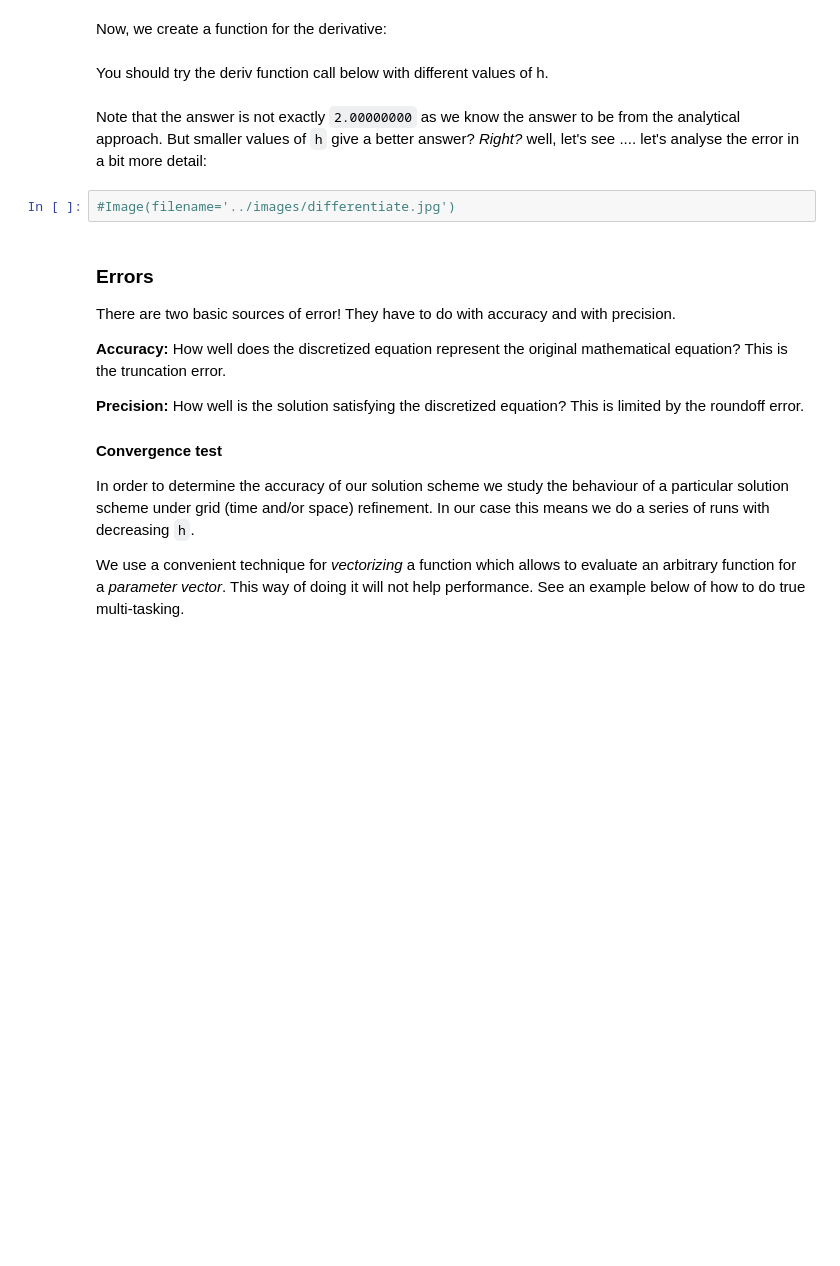
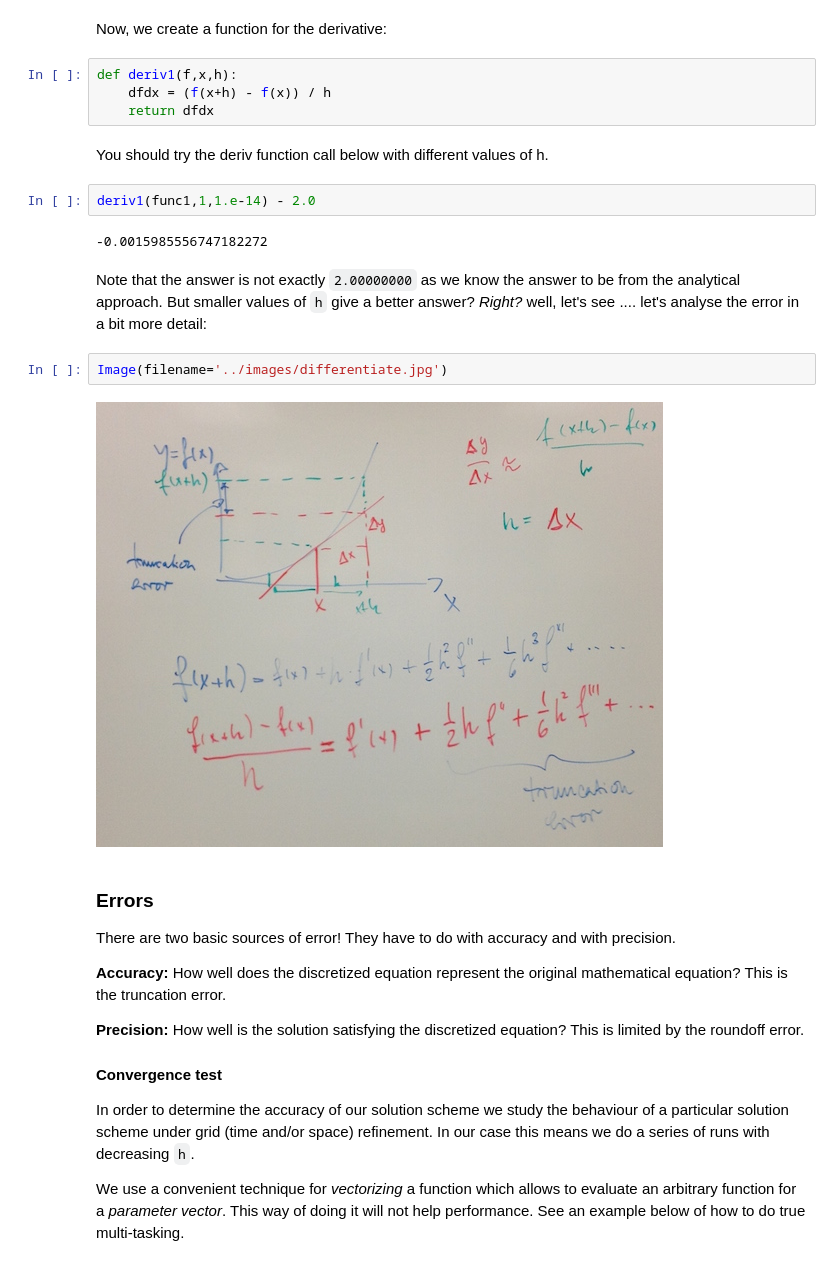
Before and after one commit to hannahraju/math-phys.248-2017, a Jupyter notebook: Week.4/Lecture.2.ipynb, the cells around one changed output. Drawn from its saved outputs; the diff is of its cells as text; blank space fills up the shorter version.

```diff
--- a/Week.4/Lecture.2.ipynb
+++ b/Week.4/Lecture.2.ipynb
@@ -26,11 +39,21 @@ We can plot this function:
 # %% [markdown]
 Now, we create a function for the derivative:
+# %%
+def deriv1(f,x,h):
+    dfdx = (f(x+h) - f(x)) / h
+    return dfdx
 # %% [markdown]
 You should try the deriv function call below with different values of h.
+# %%
+deriv1(func1,1,1.e-14) - 2.0
+# %% [output]
+-0.0015985556747182272
 # %% [markdown]
 Note that the answer is not exactly `2.00000000` as we know the answer to be from the analytical approach. But smaller values of `h` give a better answer? _Right?_ well, let's see .... let's analyse the error in a bit more detail:
 # %%
-#Image(filename='../images/differentiate.jpg')
+Image(filename='../images/differentiate.jpg')
+# %% [output]
+[figure, added]
 # %% [markdown]
 ### Errors
 There are two basic sources of error! They have to do with accuracy and with precision.
```
Also changed, not shown: parts of 4 cells of this notebook.
